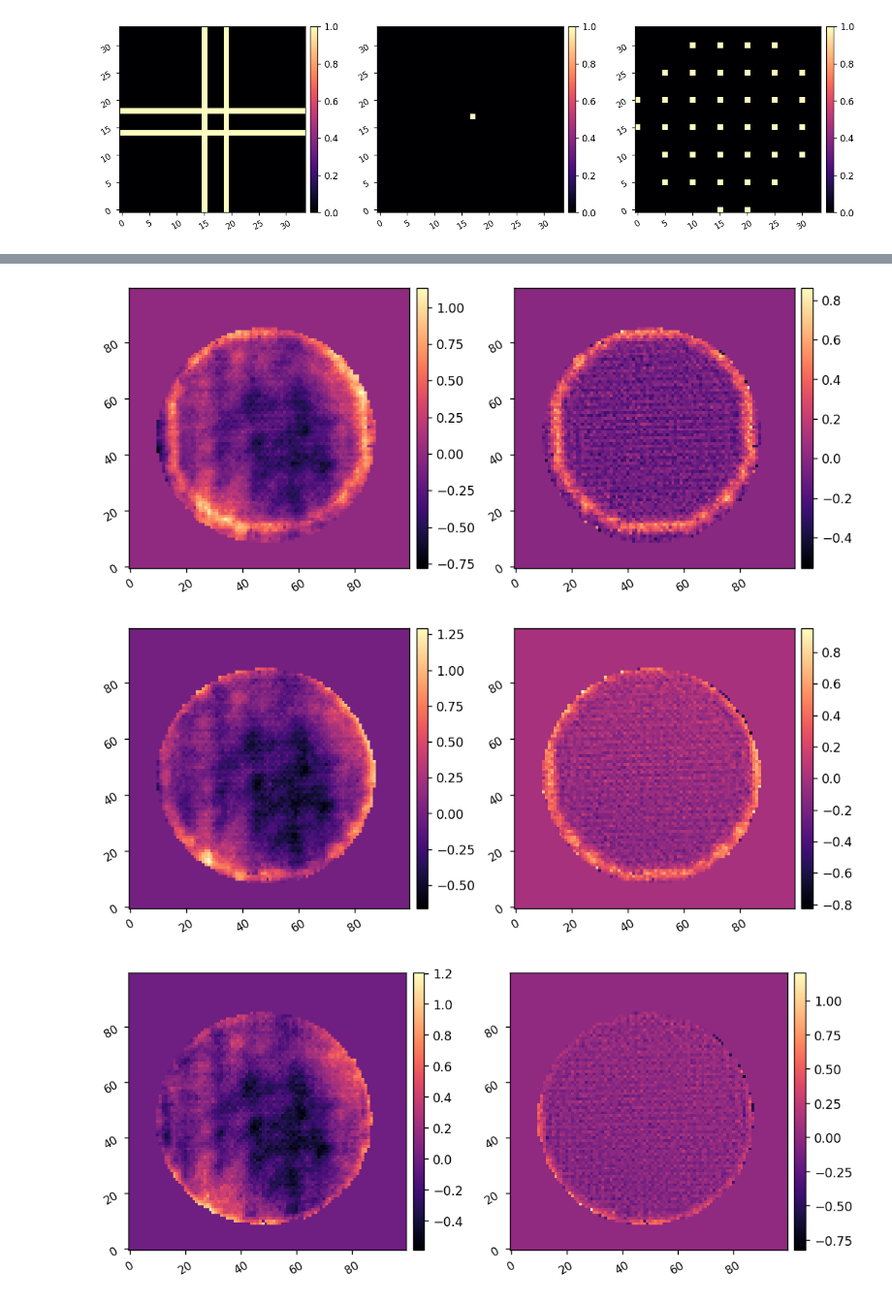
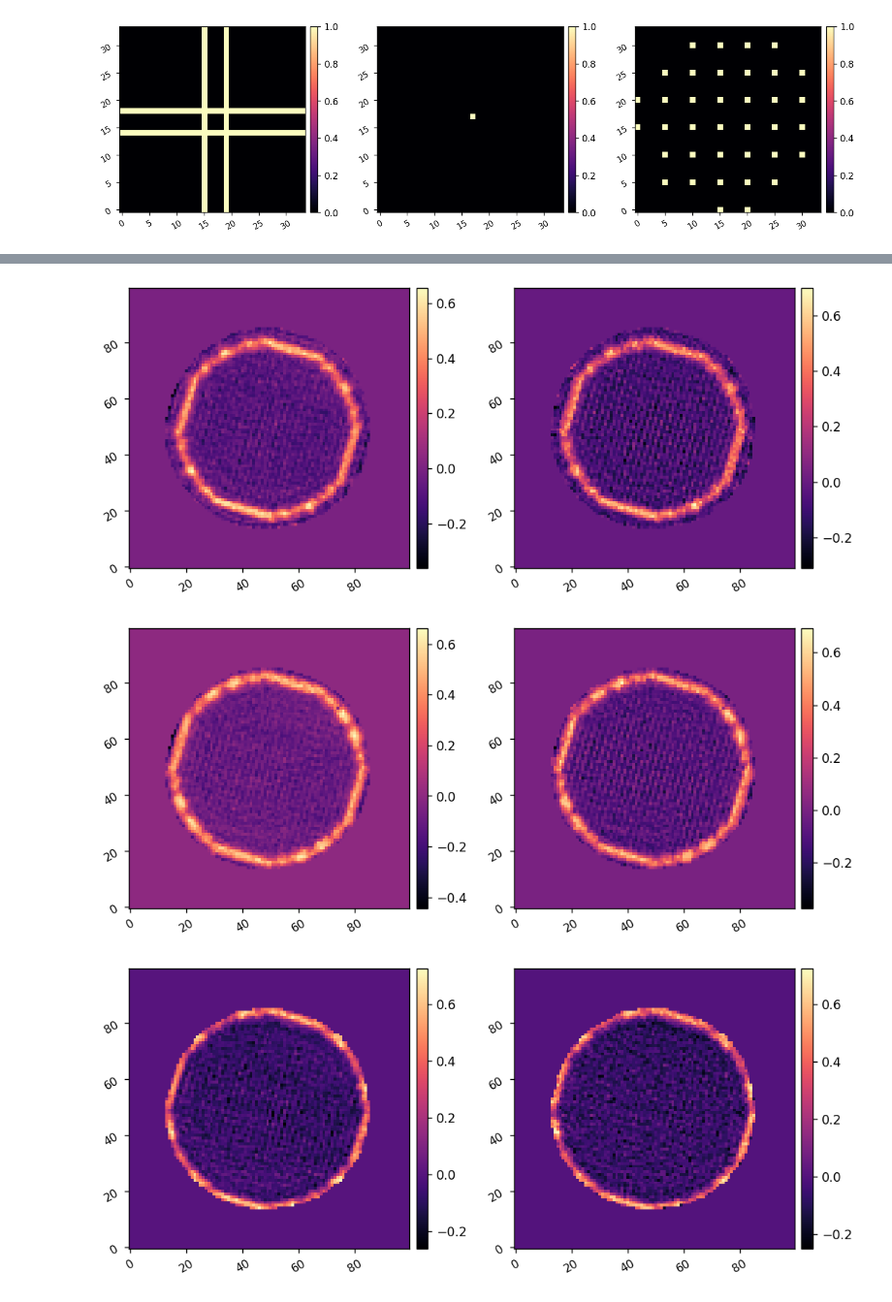
Before and after one commit to kian1377/aefc-vortex, a Jupyter notebook: scoob/run_fdpr_fpm.ipynb, the cells around one changed output, grey strips where cells are left out. Shown at 97% size. Saved outputs shown, nothing was run; the diff lists cells and outputs as text; code cells hidden in the pictures.

```diff
--- a/scoob/run_fdpr_fpm.ipynb
+++ b/scoob/run_fdpr_fpm.ipynb
@@ -153,7 +179,9 @@ Saved data to:  20250113_fdpr2_ref.pkl
 # %%
 I.zero_dm()
 # %%
-ref_data = utils.load_pickle(f'data/{today}_fdpr2_prefpm_ref.pkl')
+date = 20250121
+
+ref_data = utils.load_pickle(f'data/{date}_fdpr2_prefpm_ref.pkl')
 ref_phs = ref_data['PHS']
-imshow1(ref_phs)
+imshow1(ref_phs, npix=100)
 # %% [output]
@@ -161,5 +189,5 @@ imshow1(ref_phs)
 # %%
-f_data = utils.load_pickle(f'data/{today}_fdpr2_prefpm_f.pkl')
+f_data = utils.load_pickle(f'data/{date}_fdpr2_prefpm_f.pkl')
 f_phs = f_data['PHS']
 diff = f_phs-ref_phs
 imshow2(f_phs, diff, npix=100)
@@ -168,22 +196,22 @@ imshow2(f_phs, diff, npix=100)
 # %%
-ring13_data = utils.load_pickle(f'data/{today}_fdpr2_prefpm_ring_13.pkl')
+ring13_data = utils.load_pickle(f'data/{date}_fdpr2_prefpm_ring_13.pkl')
 ring13_phs = ring13_data['PHS']
 diff = ring13_phs-ref_phs
 imshow2(ring13_phs, diff, npix=100)
 # %% [output]
-[figure, old version]
+[figure, new version]
 # %%
-ring14_data = utils.load_pickle(f'data/{today}_fdpr2_prefpm_ring_14.pkl')
+ring14_data = utils.load_pickle(f'data/{date}_fdpr2_prefpm_ring_14.pkl')
 ring14_phs = ring14_data['PHS']
 diff = ring14_phs-ref_phs
 imshow2(ring14_phs, diff, npix=100)
 # %% [output]
-[figure, old version]
+[figure, new version]
 # %%
-ring15_data = utils.load_pickle(f'data/{today}_fdpr2_prefpm_ring_15.pkl')
+ring15_data = utils.load_pickle(f'data/{date}_fdpr2_prefpm_ring_15.pkl')
 ring15_phs = ring15_data['PHS']
 diff = ring15_phs-ref_phs
 imshow2(ring15_phs, diff, npix=100)
 # %% [output]
-[figure, old version]
+[figure, new version]
 # %%
```
Also changed, not shown: parts of 14 cells of this notebook, 7 other files.
